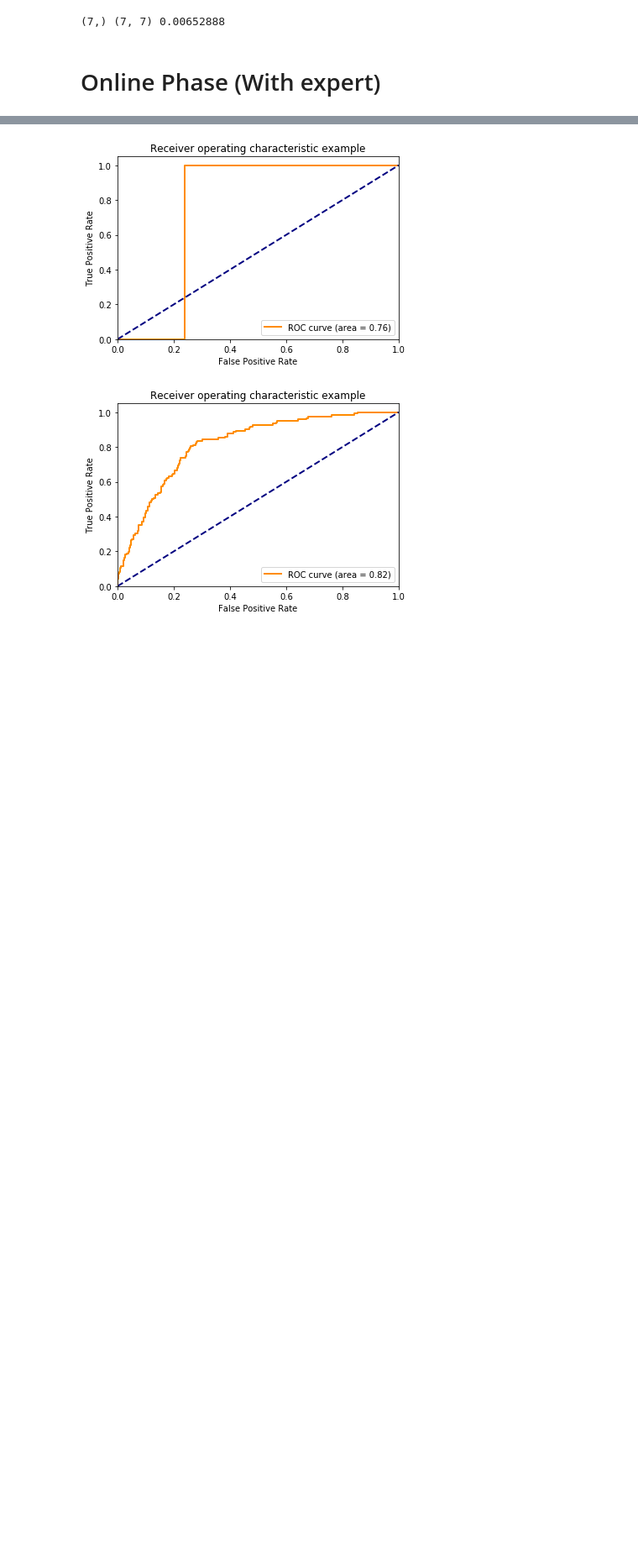
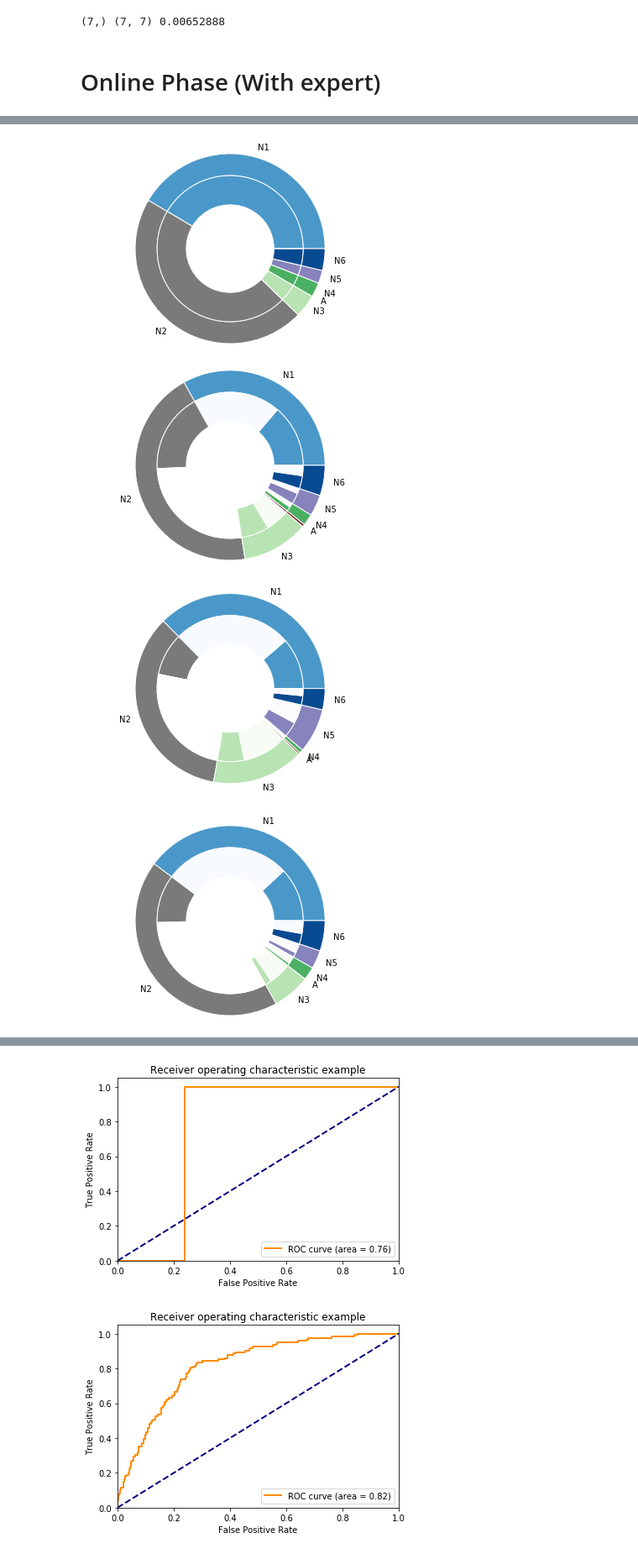
Before and after one commit to binli826/LSTM-Autoencoders, a Jupyter notebook: src/Experiments/Online_forest.ipynb, the cells around one changed output, grey strips where cells are left out. Shown at 84% size. Saved outputs shown, nothing was run; the diff lists cells and outputs as text; code cells hidden in the pictures; blank space fills up the shorter version.

```diff
--- a/src/Experiments/Online_forest.ipynb
+++ b/src/Experiments/Online_forest.ipynb
@@ -308,0 +349,17 @@ Parameters updated! new threshold 0.007
+# %%
+for ii in range(len(cl_buf)):
+    sub_cl_buf = pd.Series(cl_buf[ii]).value_counts().sort_index()
+    sub_ncl_buf =  pd.Series(cl_notin_buf[ii]).value_counts().sort_index()
+    for tmp in range(1,sub_cl_buf.shape[0]+1):
+        if tmp not in sub_cl_buf.index:
+            sub_cl_buf[tmp] = 0
+
+    for tmp in range(1,sub_cl_buf.shape[0]+1):
+        if tmp not in sub_ncl_buf.index:
+            sub_ncl_buf[tmp] = 0
+    donutplot(sub_cl_buf.as_matrix(),(sub_cl_buf + sub_ncl_buf).fillna(0).astype(int).as_matrix(),1)
+# %% [output]
+[figure, added]
+[figure, added]
+[figure, added]
+[figure, added]
```
Also changed, not shown: parts of 9 cells of this notebook, 2 other files.
